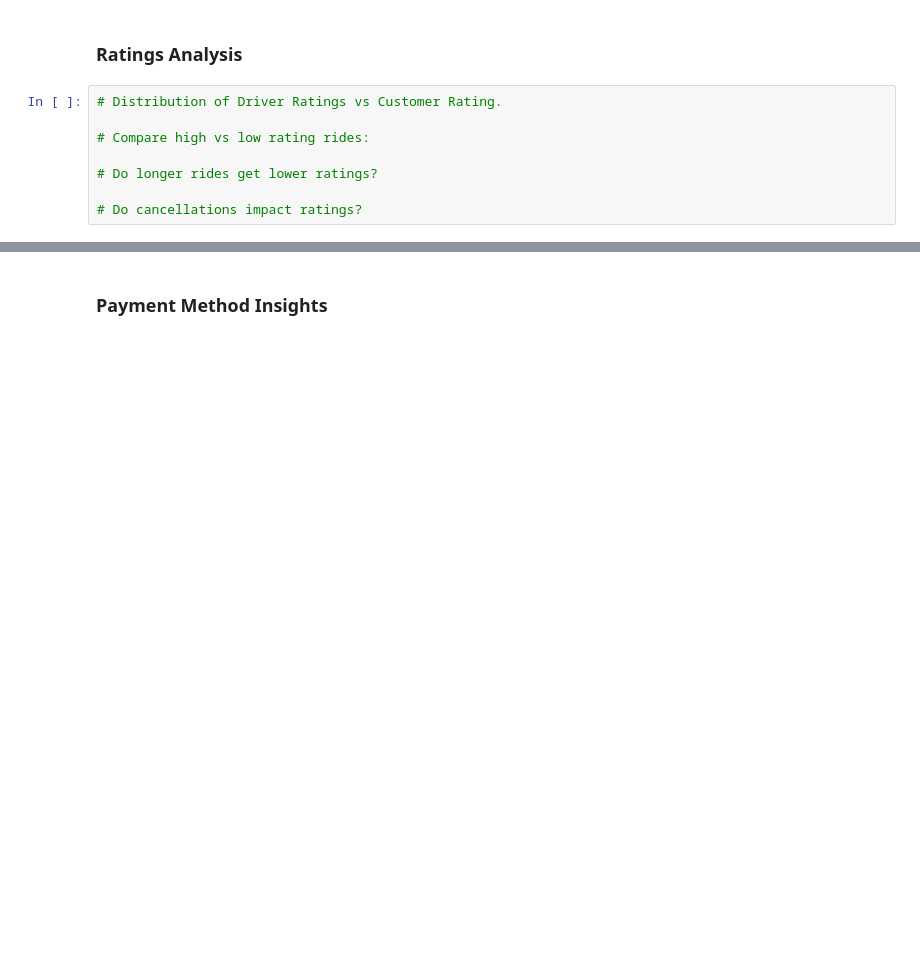
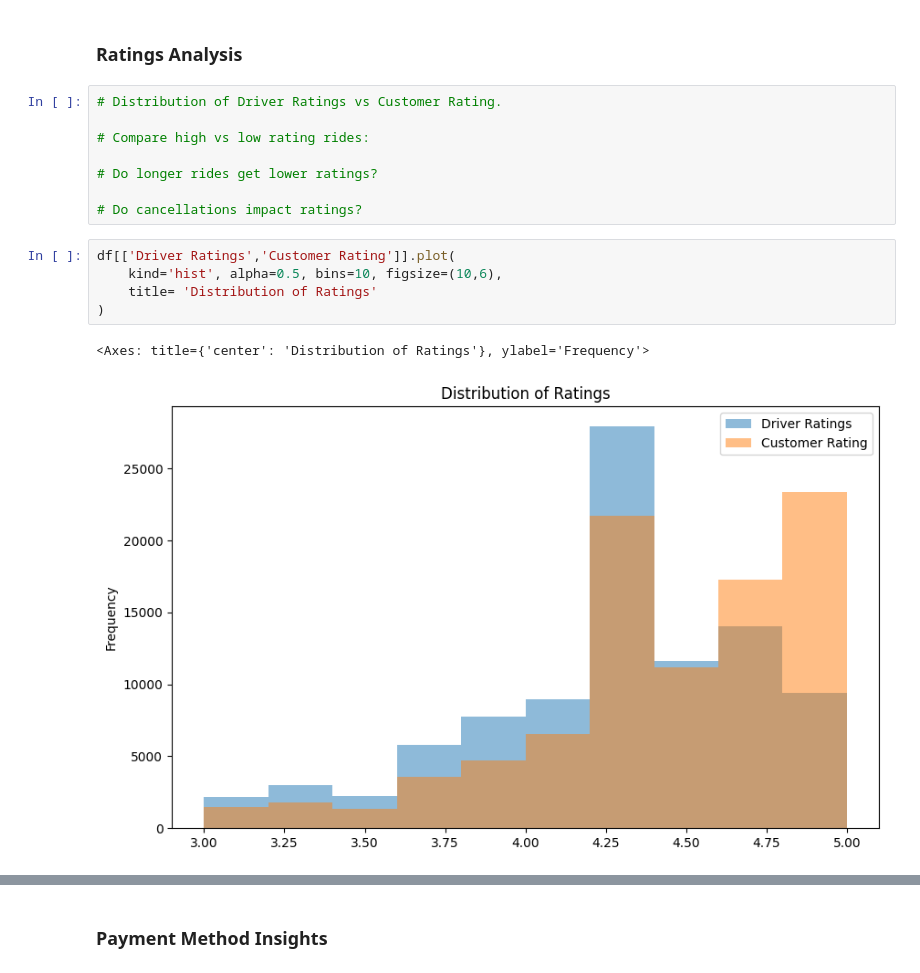
Before and after one commit to ARUN-R-DAS/uber_data_analysis, a Jupyter notebook: uber.ipynb, the cells around one changed output, grey strips where cells are left out. Drawn from its saved outputs; the diff is of its cells as text; blank space fills up the shorter version.

```diff
--- a/uber.ipynb
+++ b/uber.ipynb
@@ -556,3 +564,11 @@ df.groupby('Payment Method')[['Cancelled Rides by Customer','Cancelled Rides by
 # Do longer rides get lower ratings?
 
 # Do cancellations impact ratings?
+# %%
+df[['Driver Ratings','Customer Rating']].plot(
+    kind='hist', alpha=0.5, bins=10, figsize=(10,6),
+    title= 'Distribution of Ratings'
+)
+# %% [output]
+<Axes: title={'center': 'Distribution of Ratings'}, ylabel='Frequency'>
+[figure, added]
```
Also changed, not shown: parts of 25 cells of this notebook, 9 other files.
